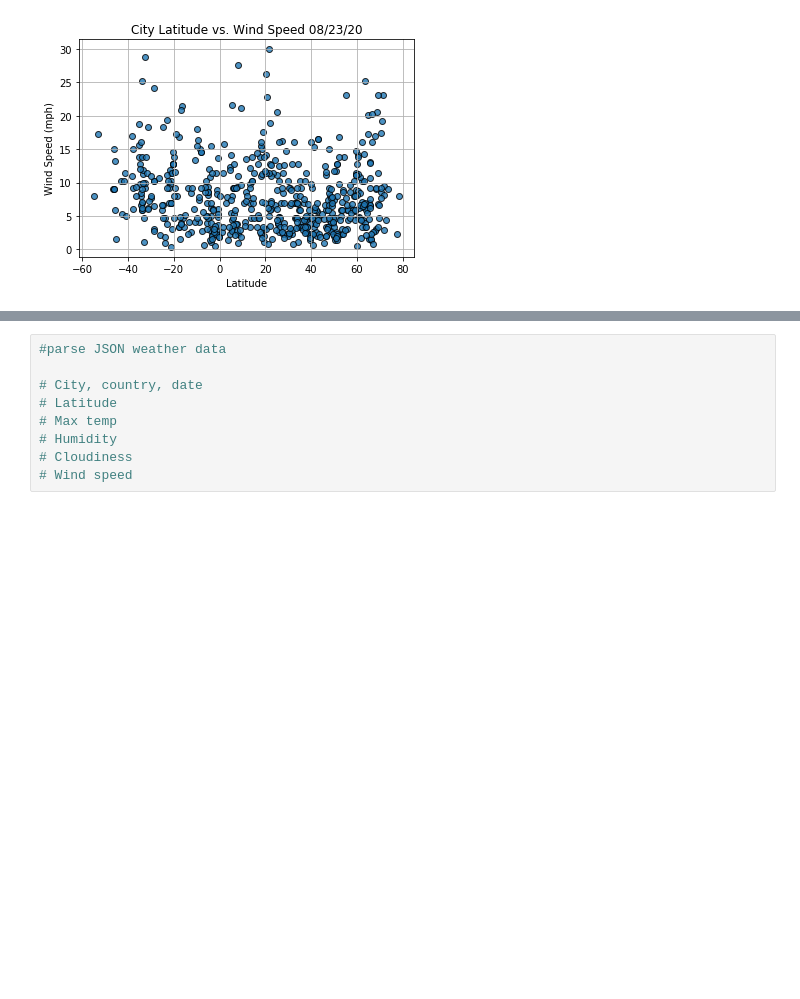
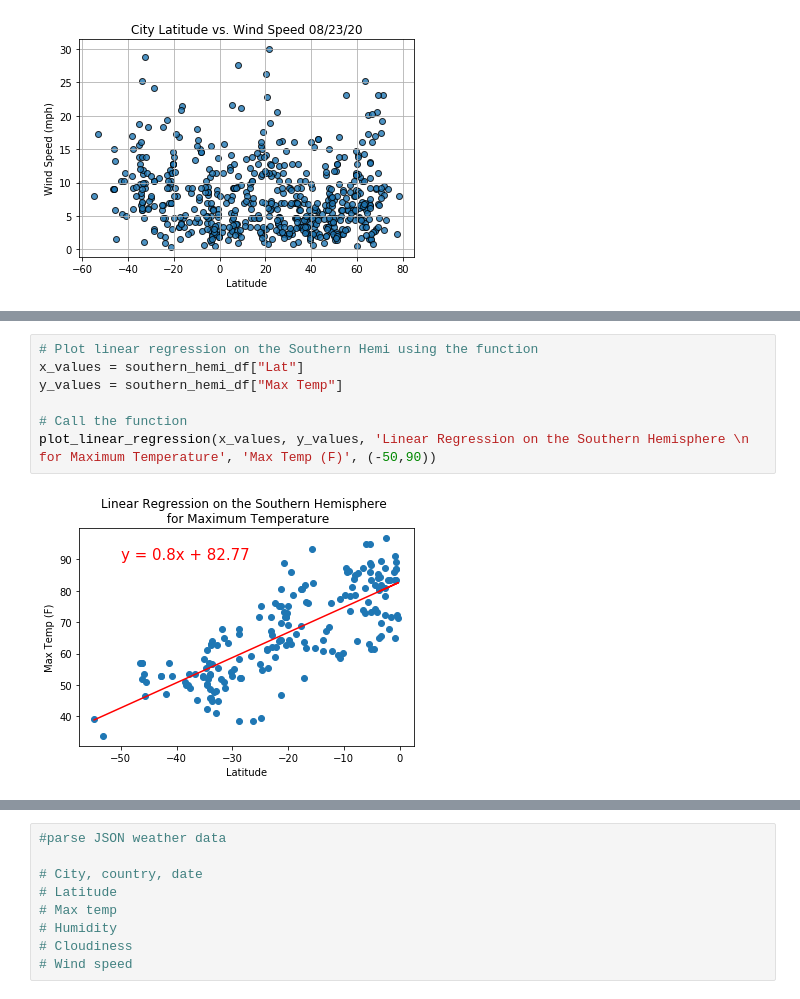
Before and after one commit to mchjohnson13/WorldWeather_Analysis, a Jupyter notebook: WeatherPy.ipynb, the cells around one changed output, grey strips where cells are left out. Cells and saved outputs as stored; diff of their text form; blank space fills up the shorter version.

```diff
--- a/WeatherPy.ipynb
+++ b/WeatherPy.ipynb
@@ -258,0 +299,9 @@ plt.show()
+# %%
+# Plot linear regression on the Southern Hemi using the function
+x_values = southern_hemi_df["Lat"]
+y_values = southern_hemi_df["Max Temp"]
+
+# Call the function
+plot_linear_regression(x_values, y_values, 'Linear Regression on the Southern Hemisphere \n for Maximum Temperature', 'Max Temp (F)', (-50,90))
+# %% [output]
+[figure, added]
```
Also changed, not shown: parts of 10 cells of this notebook.
